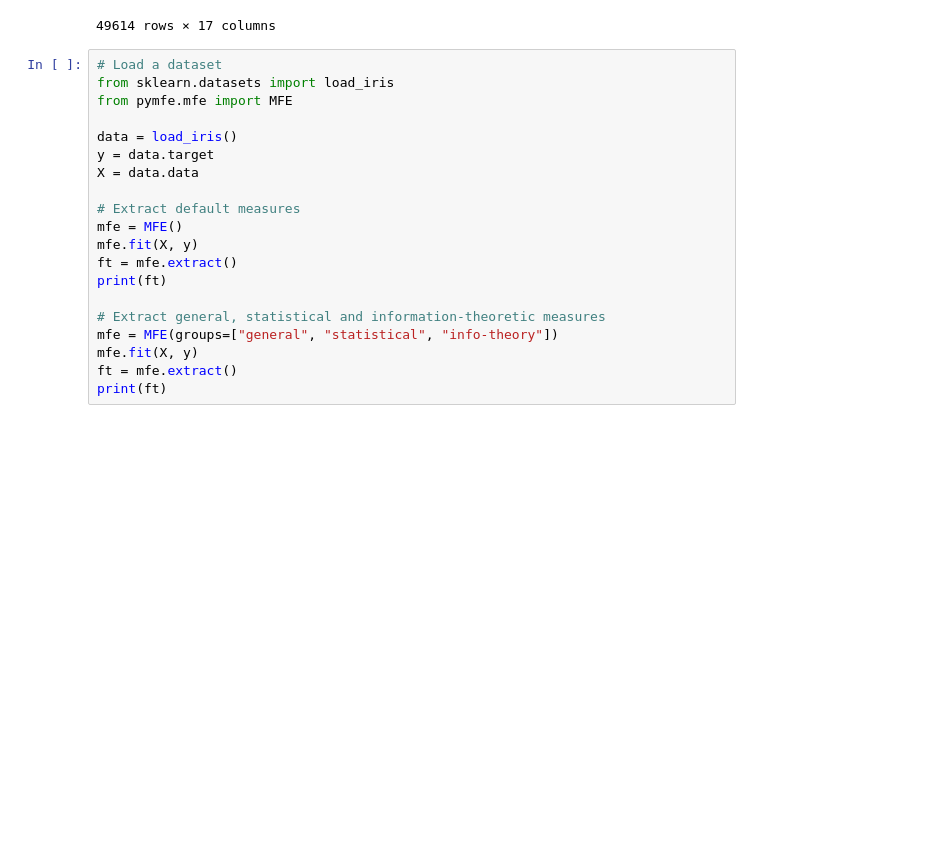
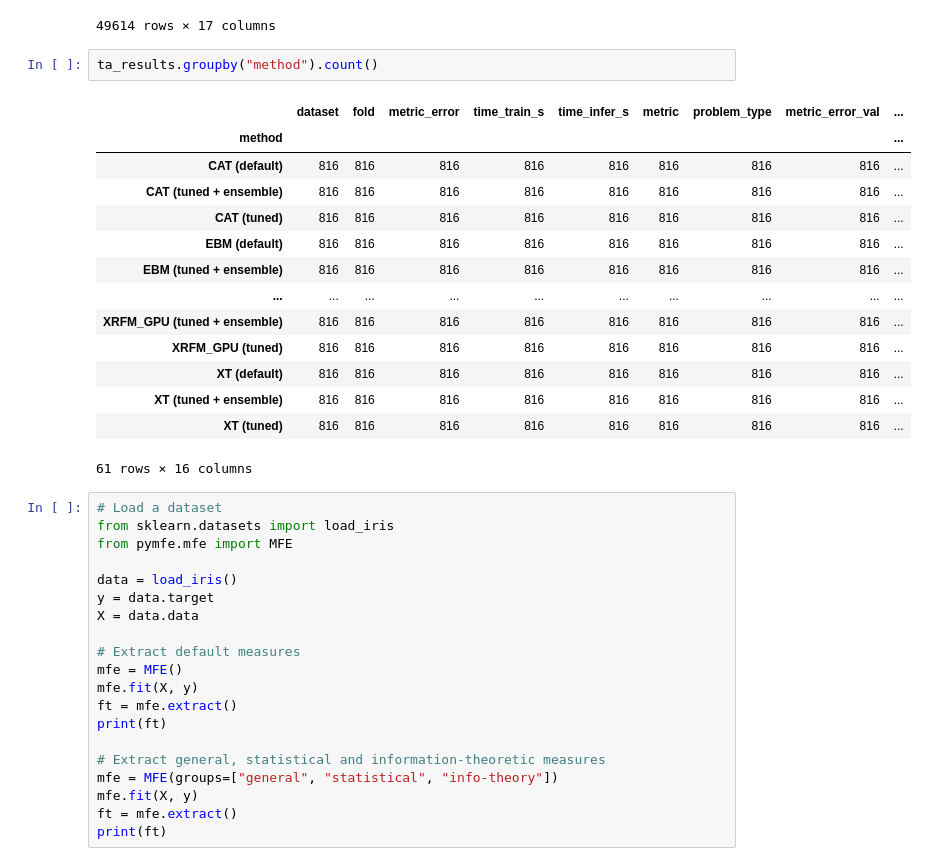
Before and after one commit to m-herre/meta-feature-analysis, a Jupyter notebook: notebooks/test.ipynb, the cells around one changed output. Cells and saved outputs as stored; diff of their text form; blank space fills up the shorter version.

```diff
--- a/notebooks/test.ipynb
+++ b/notebooks/test.ipynb
@@ -47,6 +47,23 @@ ta_results
 | 49612 | wine_quality | 7 | TABPFN-V2.6 (default) | 0.612643 | 13.833819 | 0.651727 | rmse | regression | ... |
 | 49613 | wine_quality | 8 | TABPFN-V2.6 (default) | 0.586095 | 13.984481 | 0.651858 | rmse | regression | ... |
 49614 rows × 17 columns
+# %%
+ta_results.groupby("method").count()
+# %% [output]
+|  | dataset | fold | metric_error | time_train_s | time_infer_s | metric | problem_type | metric_error_val | ... |
+| method |  |  |  |  |  |  |  |  | ... |
+| CAT (default) | 816 | 816 | 816 | 816 | 816 | 816 | 816 | 816 | ... |
+| CAT (tuned + ensemble) | 816 | 816 | 816 | 816 | 816 | 816 | 816 | 816 | ... |
+| CAT (tuned) | 816 | 816 | 816 | 816 | 816 | 816 | 816 | 816 | ... |
+| EBM (default) | 816 | 816 | 816 | 816 | 816 | 816 | 816 | 816 | ... |
+| EBM (tuned + ensemble) | 816 | 816 | 816 | 816 | 816 | 816 | 816 | 816 | ... |
+| ... | ... | ... | ... | ... | ... | ... | ... | ... | ... |
+| XRFM_GPU (tuned + ensemble) | 816 | 816 | 816 | 816 | 816 | 816 | 816 | 816 | ... |
+| XRFM_GPU (tuned) | 816 | 816 | 816 | 816 | 816 | 816 | 816 | 816 | ... |
+| XT (default) | 816 | 816 | 816 | 816 | 816 | 816 | 816 | 816 | ... |
+| XT (tuned + ensemble) | 816 | 816 | 816 | 816 | 816 | 816 | 816 | 816 | ... |
+| XT (tuned) | 816 | 816 | 816 | 816 | 816 | 816 | 816 | 816 | ... |
+61 rows × 16 columns
 # %%
 # Load a dataset
 from sklearn.datasets import load_iris
```
Also changed, not shown: 2 other files.
